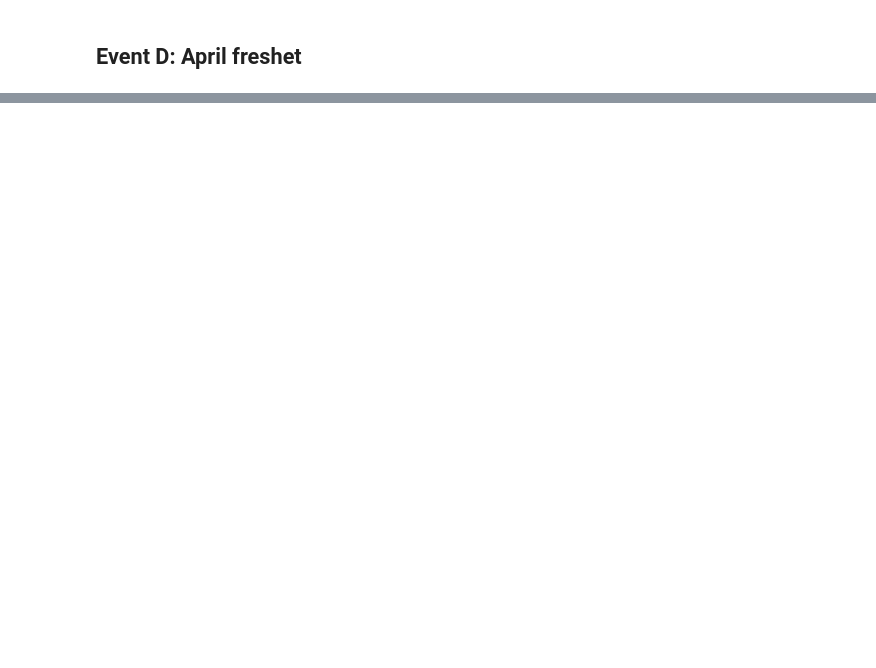
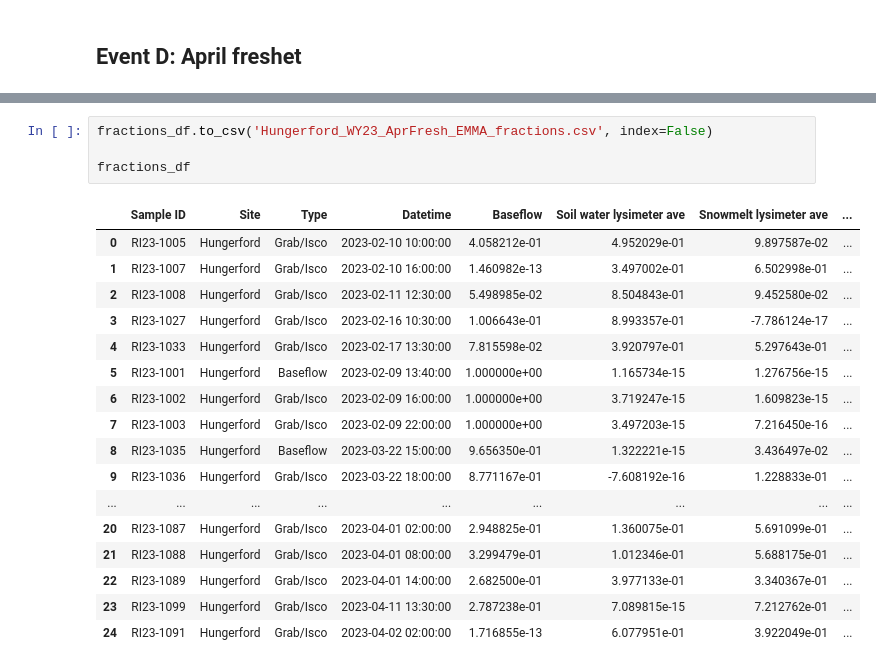
Before and after one commit to MeganEDuffy/EMMA, a Jupyter notebook: EMMA/Hungerford_2023_ISCO_EMMA-plotting.ipynb, the cells around one changed output, grey strips where cells are left out. Cells and saved outputs as stored; diff of their text form; blank space fills up the shorter version.

```diff
--- a/EMMA/Hungerford_2023_ISCO_EMMA-plotting.ipynb
+++ b/EMMA/Hungerford_2023_ISCO_EMMA-plotting.ipynb
@@ -1371,0 +1398,22 @@ Saved plot to: output/Hungerford_Event_D_Mar_30_-_Apr_12,_2023.jpg
+# %%
+fractions_df.to_csv('Hungerford_WY23_AprFresh_EMMA_fractions.csv', index=False)
+
+fractions_df
+# %% [output]
+|  | Sample ID | Site | Type | Datetime | Baseflow | Soil water lysimeter ave | Snowmelt lysimeter ave | ... |
+| 0 | RI23-1005 | Hungerford | Grab/Isco | 2023-02-10 10:00:00 | 4.058212e-01 | 4.952029e-01 | 9.897587e-02 | ... |
+| 1 | RI23-1007 | Hungerford | Grab/Isco | 2023-02-10 16:00:00 | 1.460982e-13 | 3.497002e-01 | 6.502998e-01 | ... |
+| 2 | RI23-1008 | Hungerford | Grab/Isco | 2023-02-11 12:30:00 | 5.498985e-02 | 8.504843e-01 | 9.452580e-02 | ... |
+| 3 | RI23-1027 | Hungerford | Grab/Isco | 2023-02-16 10:30:00 | 1.006643e-01 | 8.993357e-01 | -7.786124e-17 | ... |
+| 4 | RI23-1033 | Hungerford | Grab/Isco | 2023-02-17 13:30:00 | 7.815598e-02 | 3.920797e-01 | 5.297643e-01 | ... |
+| 5 | RI23-1001 | Hungerford | Baseflow | 2023-02-09 13:40:00 | 1.000000e+00 | 1.165734e-15 | 1.276756e-15 | ... |
+| 6 | RI23-1002 | Hungerford | Grab/Isco | 2023-02-09 16:00:00 | 1.000000e+00 | 3.719247e-15 | 1.609823e-15 | ... |
+| 7 | RI23-1003 | Hungerford | Grab/Isco | 2023-02-09 22:00:00 | 1.000000e+00 | 3.497203e-15 | 7.216450e-16 | ... |
+| 8 | RI23-1035 | Hungerford | Baseflow | 2023-03-22 15:00:00 | 9.656350e-01 | 1.322221e-15 | 3.436497e-02 | ... |
+| 9 | RI23-1036 | Hungerford | Grab/Isco | 2023-03-22 18:00:00 | 8.771167e-01 | -7.608192e-16 | 1.228833e-01 | ... |
+| ... | ... | ... | ... | ... | ... | ... | ... | ... |
+| 20 | RI23-1087 | Hungerford | Grab/Isco | 2023-04-01 02:00:00 | 2.948825e-01 | 1.360075e-01 | 5.691099e-01 | ... |
+| 21 | RI23-1088 | Hungerford | Grab/Isco | 2023-04-01 08:00:00 | 3.299479e-01 | 1.012346e-01 | 5.688175e-01 | ... |
+| 22 | RI23-1089 | Hungerford | Grab/Isco | 2023-04-01 14:00:00 | 2.682500e-01 | 3.977133e-01 | 3.340367e-01 | ... |
+| 23 | RI23-1099 | Hungerford | Grab/Isco | 2023-04-11 13:30:00 | 2.787238e-01 | 7.089815e-15 | 7.212762e-01 | ... |
+| 24 | RI23-1091 | Hungerford | Grab/Isco | 2023-04-02 02:00:00 | 1.716855e-13 | 6.077951e-01 | 3.922049e-01 | ... |
```
Also changed, not shown: parts of 5 cells of this notebook, 13 other files.
